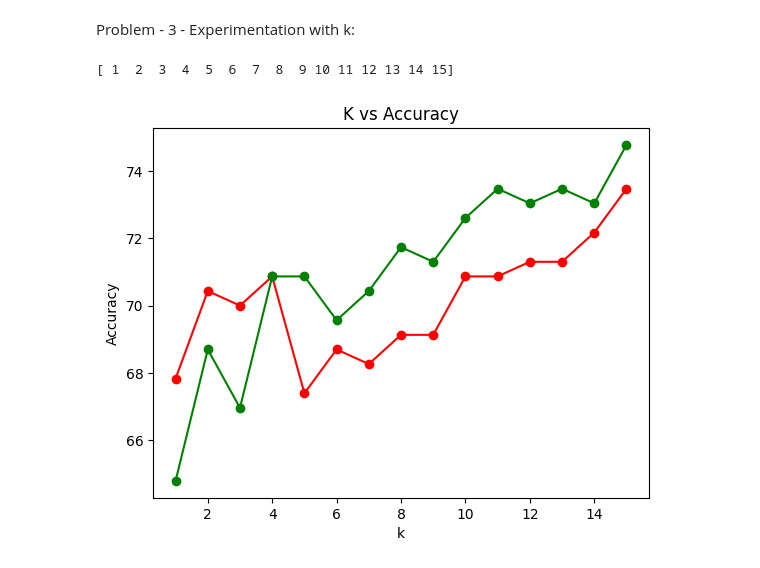
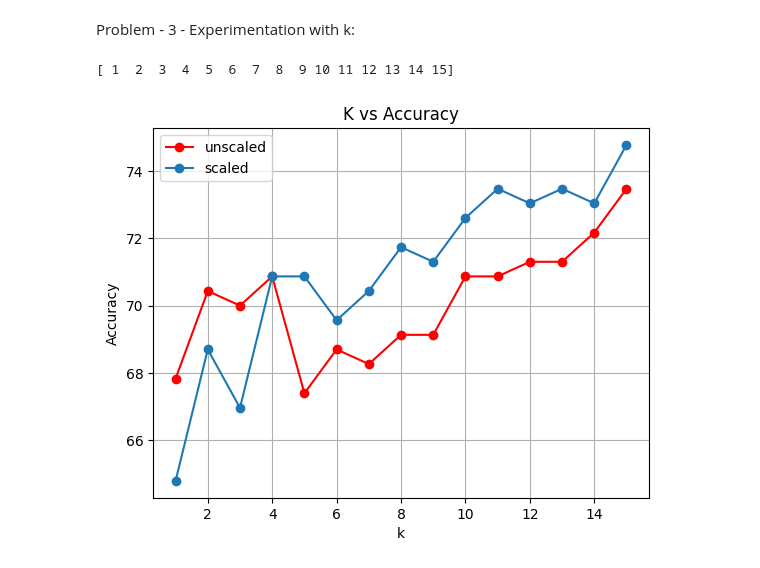
Before and after one commit to budhathoki10/Concept_and_Technology_of_AI, a Jupyter notebook: Worksheet4.ipynb, the cells around one changed output. Saved outputs shown, nothing was run; the diff lists cells and outputs as text; code cells hidden in the pictures.

```diff
--- a/Worksheet4.ipynb
+++ b/Worksheet4.ipynb
@@ -143,32 +143,34 @@ for kk in k_values:
   #unscalad
   unscaled_pred= knn_predict(X_test,X_train,Y_train, kk)
   unscaled_accuracy.append(compute_accuracy(Y_test, unscaled_pred))
 
 
   #scaled
   scaled_pred= knn_predict(X_test_scaled,X_train_scaled,Y_train, kk)
   scaled_accuracy.append(compute_accuracy(Y_test, scaled_pred))
 
   #time
 
   #unscaled
   t1= time.time()
   knn_predict(X_test,X_train,Y_train, kk)
   t2= time.time()
   time_unscaled.append(t2 - t1)
   #scaled
   t3= time.time()
   knn_predict(X_test_scaled,X_train_scaled,Y_train, kk)
   t4= time.time()
   time_scaled.append(t4-t3)
 
 # plotting graph
 plt.plot(k_values,unscaled_accuracy, marker='o',label='unscaled', color='red')
-plt.plot(k_values,scaled_accuracy, marker='o',label='scaled', color='green')
+plt.plot(k_values,scaled_accuracy, marker='o',label='scaled')
 plt.xlabel('k')
 plt.ylabel("Accuracy")
 plt.title("K vs Accuracy")
+plt.legend()
+plt.grid(True)
 plt.show()
 # %% [output]
 [ 1  2  3  4  5  6  7  8  9 10 11 12 13 14 15]
-[figure, old version]
+[figure, new version]
```
Also changed, not shown: parts of 5 cells of this notebook.
